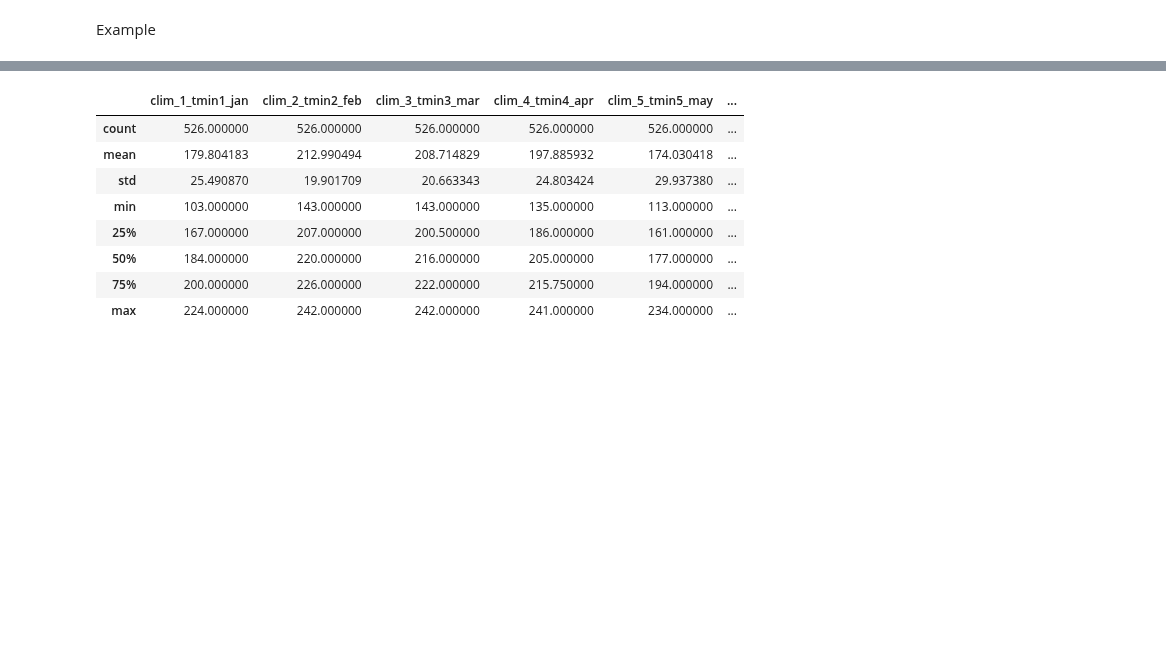
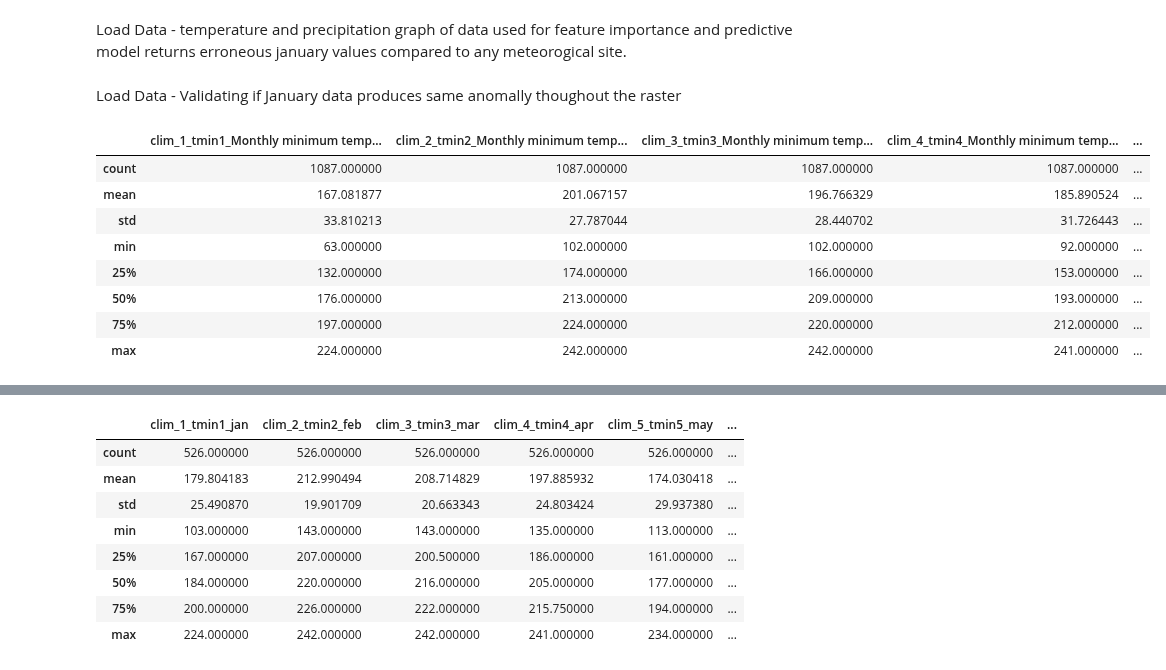
Before and after one commit to tahiri-lab/py_madaclim, a Jupyter notebook: workdir/analysis/bin/graphs/monthly_distribution.ipynb, the cells around one changed output, grey strips where cells are left out. Saved outputs shown, nothing was run; the diff lists cells and outputs as text; code cells hidden in the pictures; blank space fills up the shorter version.

Commit message:
monthly distribution

```diff
--- a/workdir/analysis/bin/graphs/monthly_distribution.ipynb
+++ b/workdir/analysis/bin/graphs/monthly_distribution.ipynb
@@ -1,5 +1,5 @@
-# %% [markdown]
-Example
+# %% [markdown]
+Load Data - temperature and precipitation graph of data used for feature importance and predictive model returns erroneous january values compared to any meteorogical site.
 # %%
 import pandas as pd
 
@@ -15,3 +15,34 @@ df_extracted = filtered_df.iloc[:, :36]  # Select the first 36 columns
 min_temps = df_extracted.iloc[:, :12]  # First 12 columns for min temperatures
 max_temps = df_extracted.iloc[:, 12:24]  # Next 12 columns for max temperatures
 precip = df_extracted.iloc[:, 24:36]  # Last 12 columns for precipitation
+# %% [markdown]
+Load Data - Validating if January data produces same anomally thoughout the raster
+# %%
+#df = pd.read_csv(r"..\..\data\coll_tree_node.csv")
+df = pd.read_csv(r"..\..\data\coll_all.csv")
+# filtered_df = df[df['caffeine_class'] != "Absent"]
+filtered_df = df.copy()
+
+# Extract the first 36 columns
+df_extracted = filtered_df.iloc[:, 8:44]  # Select the first 36 columns
+
+# Split the dataframe into 3 separate parts
+min_temps = df_extracted.iloc[:, :12]  # First 12 columns for min temperatures
+max_temps = df_extracted.iloc[:, 12:24]  # Next 12 columns for max temperatures
+precip = df_extracted.iloc[:, 24:36]  # Last 12 columns for precipitation
+
+
+# coffea_caff_clim = pd.read_csv(r"..\data\coll_caff_node_clim_w_class.csv")
+# coffea_caff_env = pd.read_csv(r"..\data\coll_caff_node_env_w_class.csv")
+
+min_temps.describe()
+# %% [output]
+|  | clim_1_tmin1_Monthly minimum temp... | clim_2_tmin2_Monthly minimum temp... | clim_3_tmin3_Monthly minimum temp... | clim_4_tmin4_Monthly minimum temp... | ... |
+| count | 1087.000000 | 1087.000000 | 1087.000000 | 1087.000000 | ... |
+| mean | 167.081877 | 201.067157 | 196.766329 | 185.890524 | ... |
+| std | 33.810213 | 27.787044 | 28.440702 | 31.726443 | ... |
+| min | 63.000000 | 102.000000 | 102.000000 | 92.000000 | ... |
+| 25% | 132.000000 | 174.000000 | 166.000000 | 153.000000 | ... |
+| 50% | 176.000000 | 213.000000 | 209.000000 | 193.000000 | ... |
+| 75% | 197.000000 | 224.000000 | 220.000000 | 212.000000 | ... |
+| max | 224.000000 | 242.000000 | 242.000000 | 241.000000 | ... |
```
Also changed, not shown: parts of 7 cells of this notebook, 1 other file.
